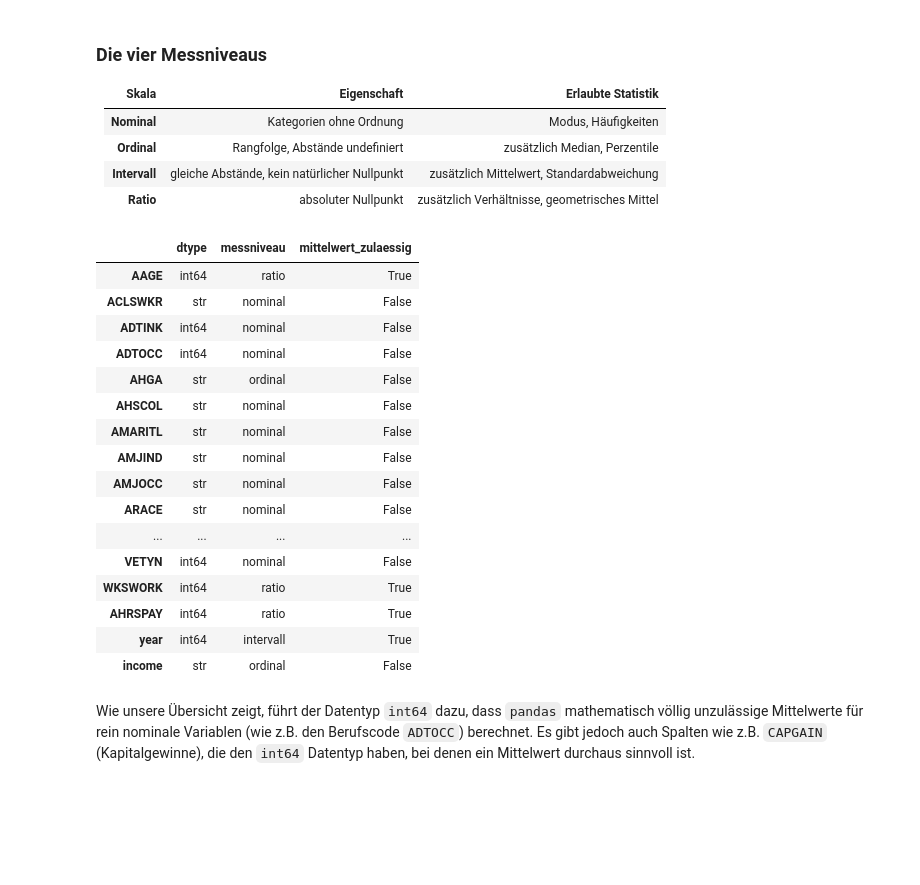
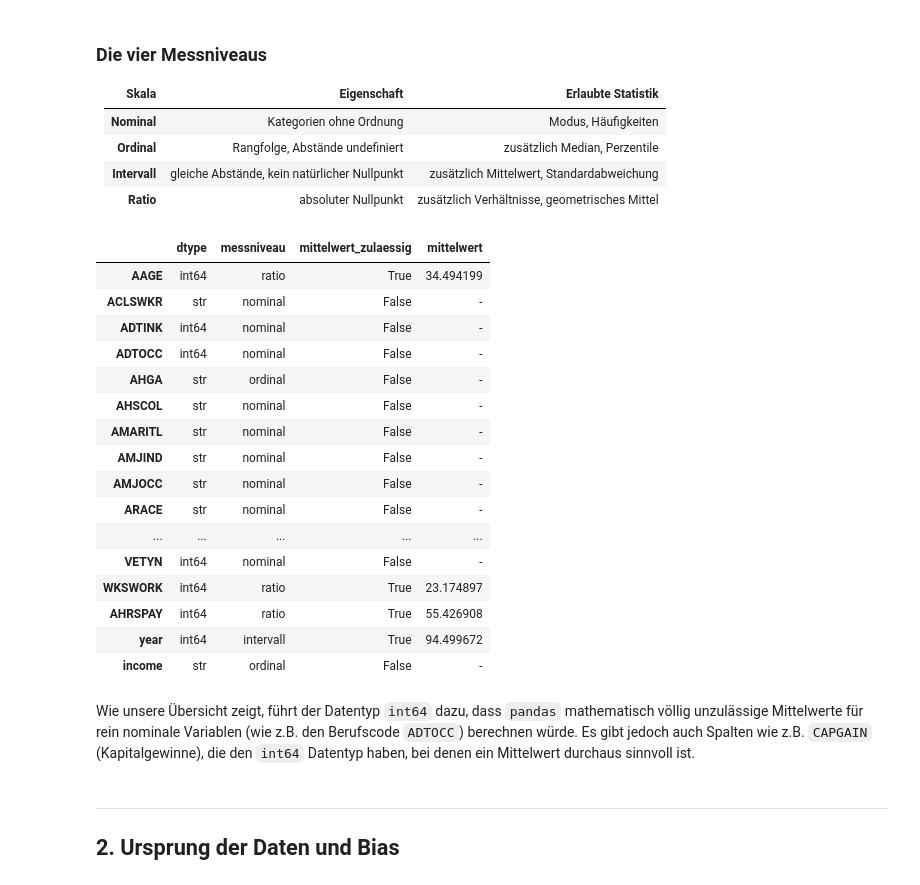
Before and after one commit to Manuel-Schmid/census-income-analysis, a Jupyter notebook: src/statistics_project/dataset_analysis_notebooks/NB01.ipynb, the cells around one changed output. Drawn from its saved outputs; the diff is of its cells as text; code cells hidden in the pictures; blank space fills up the shorter version.

Commit message:
Dokumentation von Gewichtung, Ursprung der Daten und Bias

```diff
--- a/src/statistics_project/dataset_analysis_notebooks/NB01.ipynb
+++ b/src/statistics_project/dataset_analysis_notebooks/NB01.ipynb
@@ -185,8 +189,7 @@ spalten_ueberblick(census)
 | **Intervall** | gleiche Abstände, kein natürlicher Nullpunkt | zusätzlich Mittelwert, Standardabweichung |
 | **Ratio** | absoluter Nullpunkt | zusätzlich Verhältnisse, geometrisches Mittel |
 # %%
-# Inhaltliche Zuordnung. Sie steht bewusst als Hand-Mapping da, weil sie sich
-# nicht aus dem dtype ableiten laesst.
+# Inhaltliche Zuordnung.
 MESSNIVEAU = {
     "AAGE": "ratio",          # 0 Jahre ist ein echter Nullpunkt
     "ACLSWKR": "nominal",     # Arbeiterklasse (z.B. Private, Federal Gov)
@@ -214,49 +217,57 @@ MESSNIVEAU = {
     "MARSUPWRT": "ratio",     # Gewichtung / Instance Weight
     "MIGMTR1": "nominal",     # Migrationscode (MSA)
     "MIGMTR3": "nominal",     # Migrationscode (Region)
     "MIGMTR4": "nominal",     # Migrationscode (innerhalb Region)
     "MIGSAME": "nominal",     # Gleiches Haus wie vor 1 Jahr (Ja/Nein-Code)
     "MIGSUN": "nominal",      # Migration (Sunbelt)
     "NOEMP": "ratio",         # Anzahl der Beschäftigten beim Arbeitgeber
     "PARENT": "nominal",      # Elternpräsenz im Haushalt
     "PEFNTVTY": "nominal",    # Geburtsland Vater
     "PEMNTVTY": "nominal",    # Geburtsland Mutter
     "PENATVTY": "nominal",    # Geburtsland Selbst
     "PRCITSHP": "nominal",    # Staatsbürgerschaft
     "SEOTR": "nominal",       # Selbstständigkeit (Code)
     "VETQVA": "nominal",      # Fragebogen für Veteranen
     "VETYN": "nominal",       # Veteranenstatus (Ja/Nein)
     "WKSWORK": "ratio",       # Gearbeitete Wochen im Jahr (0 ist echter Nullpunkt)
     "AHRSPAY": "ratio",       # Stundenlohn (0 $ ist echter Nullpunkt)
     "year": "intervall",      # Jahreszahlen haben keinen natürlichen Nullpunkt
     "income": "ordinal",      # Einkommensklasse (z.B. <50k, >=50k), hat Rangfolge
 }
 
 zuordnung = pd.DataFrame(
     {
         "dtype": census.dtypes.astype(str),
         "messniveau": pd.Series(MESSNIVEAU),
     }
 )
 zuordnung["mittelwert_zulaessig"] = zuordnung["messniveau"].isin(["intervall", "ratio"])
+zuordnung["mittelwert"] = [
+    census[spalte].mean() if zulaessig else "-"
+    for spalte, zulaessig in zuordnung["mittelwert_zulaessig"].items()
+]
 zuordnung
 # %% [output]
-|  | dtype | messniveau | mittelwert_zulaessig |
-| AAGE | int64 | ratio | True |
-| ACLSWKR | str | nominal | False |
-| ADTINK | int64 | nominal | False |
-| ADTOCC | int64 | nominal | False |
-| AHGA | str | ordinal | False |
-| AHSCOL | str | nominal | False |
-| AMARITL | str | nominal | False |
-| AMJIND | str | nominal | False |
-| AMJOCC | str | nominal | False |
-| ARACE | str | nominal | False |
-| ... | ... | ... | ... |
-| VETYN | int64 | nominal | False |
-| WKSWORK | int64 | ratio | True |
-| AHRSPAY | int64 | ratio | True |
-| year | int64 | intervall | True |
-| income | str | ordinal | False |
+|  | dtype | messniveau | mittelwert_zulaessig | mittelwert |
+| AAGE | int64 | ratio | True | 34.494199 |
+| ACLSWKR | str | nominal | False | - |
+| ADTINK | int64 | nominal | False | - |
+| ADTOCC | int64 | nominal | False | - |
+| AHGA | str | ordinal | False | - |
+| AHSCOL | str | nominal | False | - |
+| AMARITL | str | nominal | False | - |
+| AMJIND | str | nominal | False | - |
+| AMJOCC | str | nominal | False | - |
+| ARACE | str | nominal | False | - |
+| ... | ... | ... | ... | ... |
+| VETYN | int64 | nominal | False | - |
+| WKSWORK | int64 | ratio | True | 23.174897 |
+| AHRSPAY | int64 | ratio | True | 55.426908 |
+| year | int64 | intervall | True | 94.499672 |
+| income | str | ordinal | False | - |
 # %% [markdown]
-Wie unsere Übersicht zeigt, führt der Datentyp `int64` dazu, dass `pandas` mathematisch völlig unzulässige Mittelwerte für rein nominale Variablen (wie z.B. den Berufscode `ADTOCC`) berechnet. Es gibt jedoch auch Spalten wie z.B. `CAPGAIN` (Kapitalgewinne), die den `int64` Datentyp haben, bei denen ein Mittelwert durchaus sinnvoll ist.
+Wie unsere Übersicht zeigt, führt der Datentyp `int64` dazu, dass `pandas` mathematisch völlig unzulässige Mittelwerte für rein nominale Variablen (wie z.B. den Berufscode `ADTOCC`) berechnen würde. Es gibt jedoch auch Spalten wie z.B. `CAPGAIN` (Kapitalgewinne), die den `int64` Datentyp haben, bei denen ein Mittelwert durchaus sinnvoll ist.
+# %% [markdown]
+---
+
+## 2. Ursprung der Daten und Bias
```
Also changed, not shown: parts of 11 cells of this notebook.
